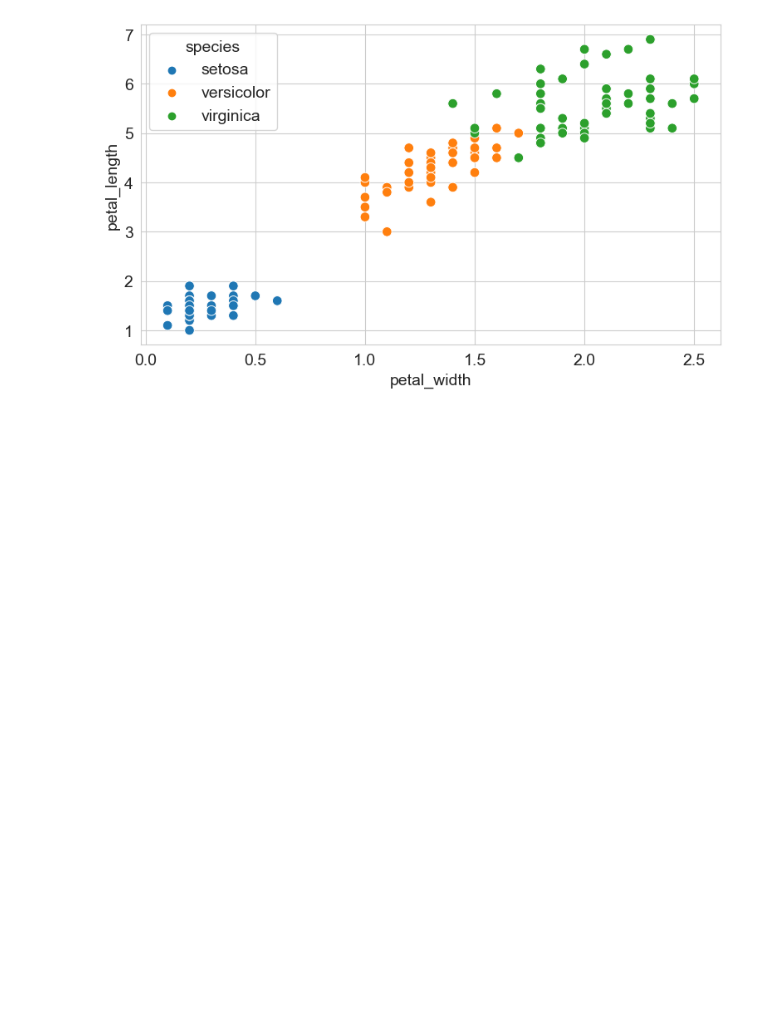
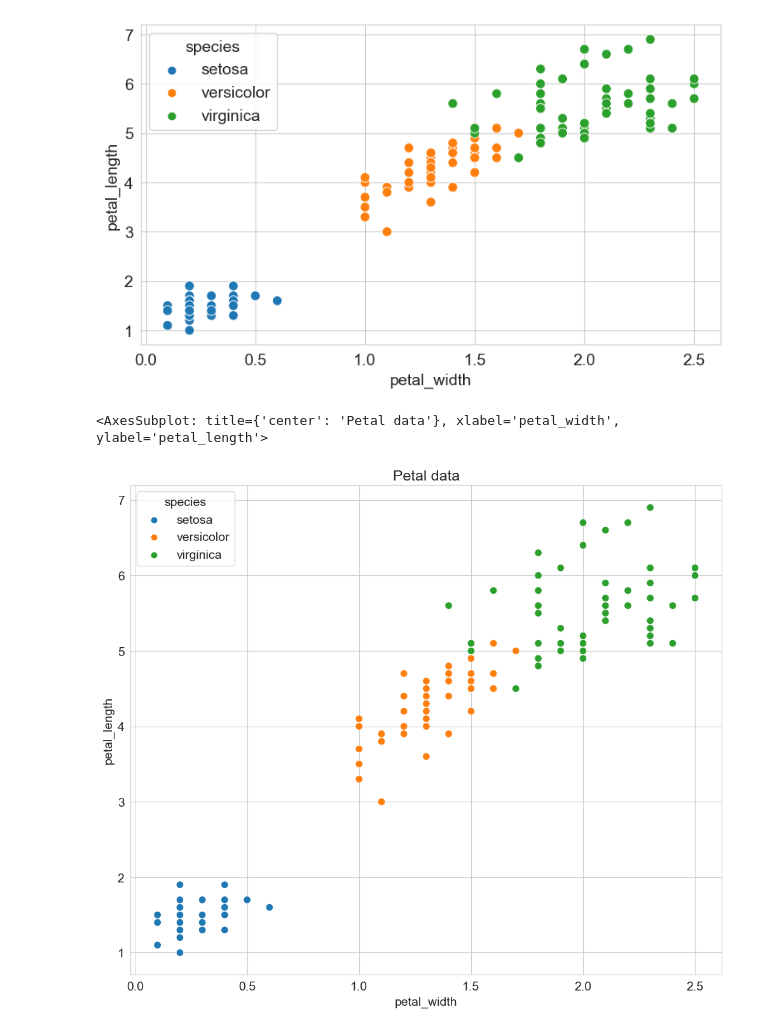
Before and after one commit to Lakshit-Chiranjiv/Python-Data-Analysis-Repo, a Jupyter notebook: Python Matplotlib-Seaborn.ipynb, the cells around one changed output. Drawn from its saved outputs; the diff is of its cells as text; code cells hidden in the pictures; blank space fills up the shorter version.

```diff
--- a/Python Matplotlib-Seaborn.ipynb
+++ b/Python Matplotlib-Seaborn.ipynb
@@ -184,3 +184,10 @@ sns.scatterplot(data=flowers_df, x="petal_width", y="petal_length", hue="species
 # %% [output]
 <AxesSubplot: xlabel='petal_width', ylabel='petal_length'>
 [figure]
+# %%
+plt.figure(figsize=(12,10))
+plt.title('Petal data')
+sns.scatterplot(data=flowers_df, x="petal_width", y="petal_length", hue="species", s=70)
+# %% [output]
+<AxesSubplot: title={'center': 'Petal data'}, xlabel='petal_width', ylabel='petal_length'>
+[figure, added]
```
